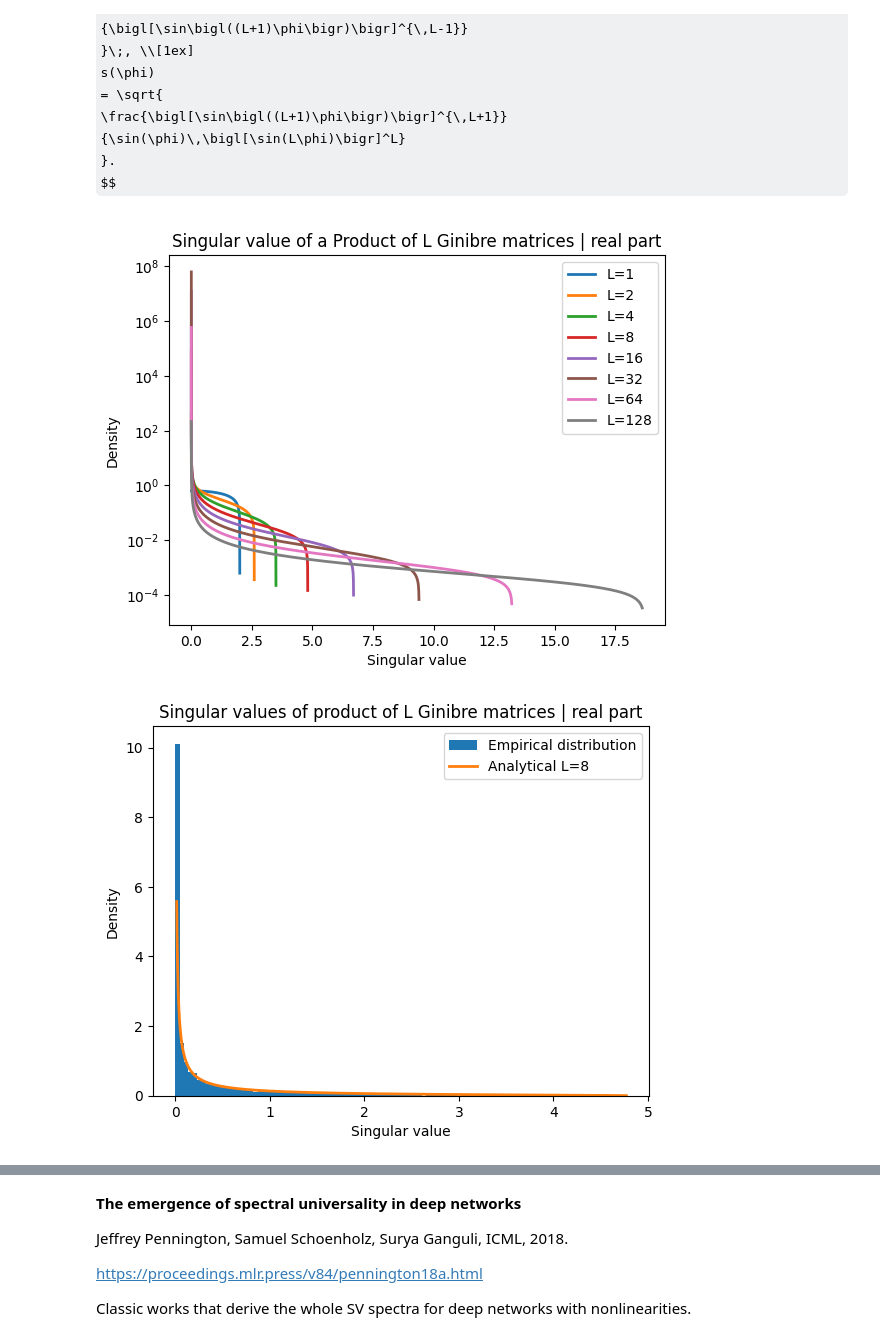
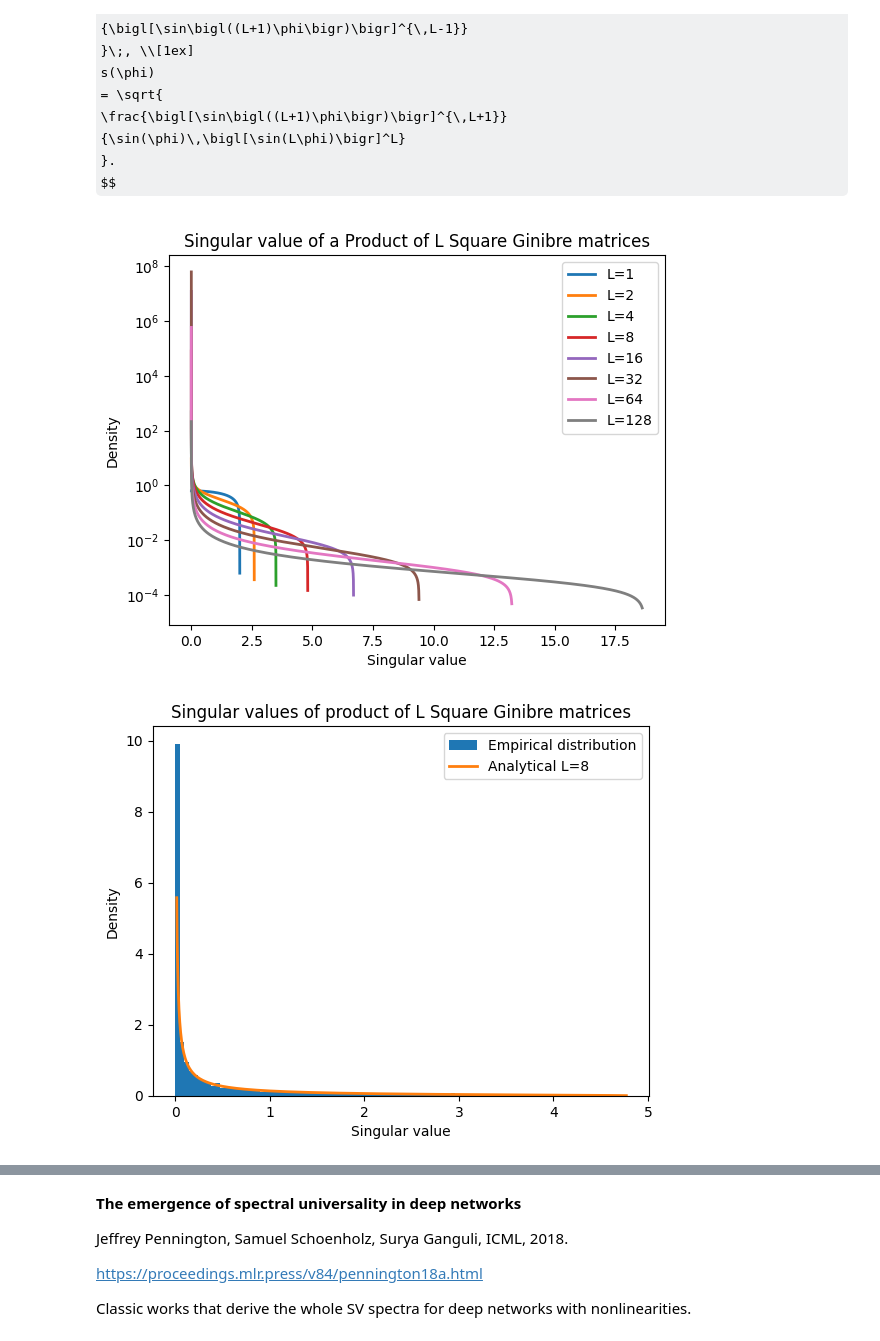
Before and after one commit to Animadversio/SpectralDistrODE, a Jupyter notebook: notebooks/demo_RMT_law.ipynb, the cells around one changed output, grey strips where cells are left out. Cells and saved outputs as stored; diff of their text form; code cells hidden in the pictures; some formulas as TeX source.

```diff
--- a/notebooks/demo_RMT_law.ipynb
+++ b/notebooks/demo_RMT_law.ipynb
@@ -282,27 +401,28 @@ L   = 1
 for L in [1, 2, 4, 8, 16, 32, 64, 128,]:
     s_vals, rho_vals = compute_s_and_rho(L, epsilon=0.001, n_points=500)
     plt.plot(s_vals, rho_vals, lw=2, label=f'L={L}')
+
 plt.yscale("log")
 plt.legend()
 plt.xlabel("Singular value")
 plt.ylabel("Density")
-plt.title("Singular value of a Product of L Ginibre matrices | real part")
+plt.title("Singular value of a Product of L Square Ginibre matrices")
 plt.show()
 # %% [output]
-[figure, old version]
+[figure, new version]
 # %%
 n = 1000
 L = 8
 F = [np.random.randn(n, n) / np.sqrt(n) for _ in range(L)]
 G = np.linalg.multi_dot(F)
 eigvals = np.linalg.svd(G)[1]
 plt.hist(eigvals, bins=100, density=True, label="Empirical distribution")
 s_vals, rho_vals = compute_s_and_rho(L, epsilon=0.02, n_points=500)
 plt.plot(s_vals, rho_vals, lw=2, label=f'Analytical L={L}')
 plt.xlabel("Singular value")
 plt.ylabel("Density")
 plt.legend()
-plt.title("Singular values of product of L Ginibre matrices | real part")
+plt.title("Singular values of product of L Square Ginibre matrices")
 plt.show()
 # %% [output]
-[figure, old version]
+[figure, new version]
```
Also changed, not shown: parts of 20 cells of this notebook.
